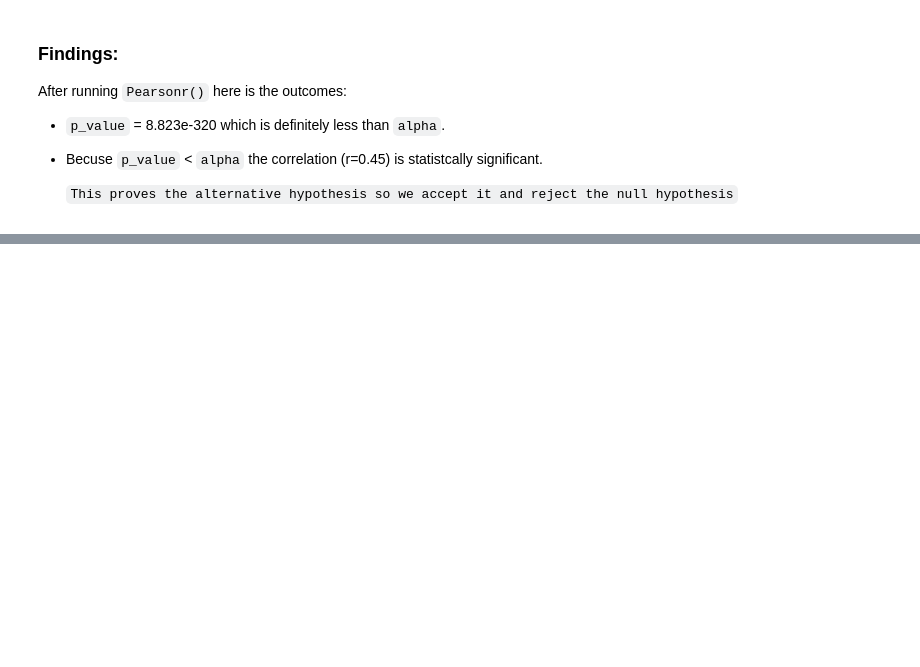
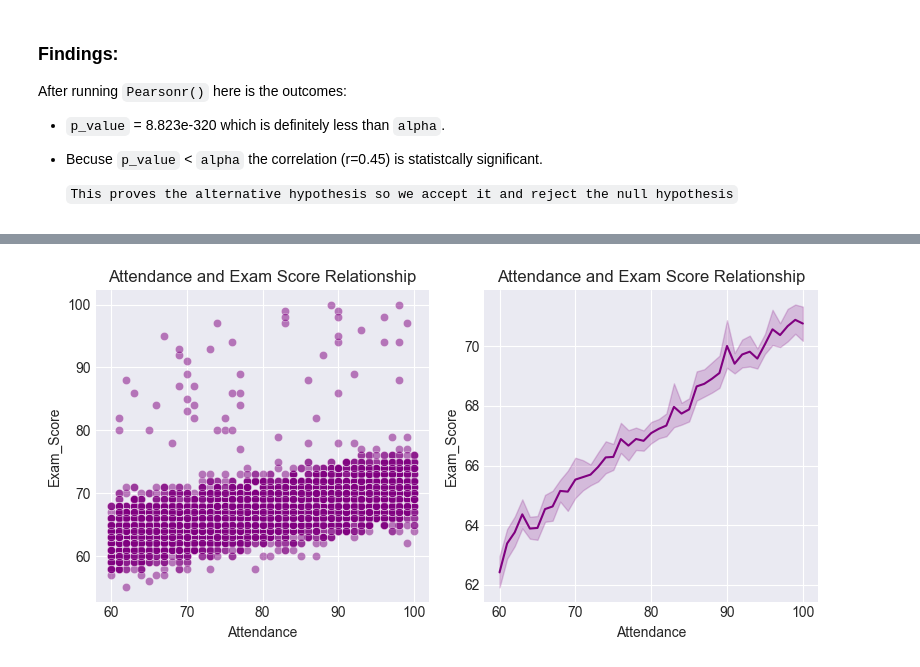
Before and after one commit to Rmalyahya/B5, a Jupyter notebook: student/Projects/DS_projects/p2/p2_student_exam.ipynb, the cells around one changed output, grey strips where cells are left out. Cells and saved outputs as stored; diff of their text form; code cells hidden in the pictures; blank space fills up the shorter version.

```diff
--- a/student/Projects/DS_projects/p2/p2_student_exam.ipynb
+++ b/student/Projects/DS_projects/p2/p2_student_exam.ipynb
@@ -259,0 +277,30 @@ After running `Pearsonr()` here is the outcomes:
+# %%
+#
+
+fig, (ax1, ax2) = plt.subplots(1, 2, figsize=(8, 4))
+
+
+sns.scatterplot(
+    data = df,
+    x = 'Attendance',
+    y = 'Exam_Score',
+    color = 'purple',
+    alpha = 0.5,
+    ax= ax1
+)
+ax1.set_title('Attendance and Exam Score Relationship')
+
+sns.lineplot(
+    data = df,
+    x = 'Attendance',
+    y = 'Exam_Score',
+    color = 'purple',
+    ax = ax2
+
+)
+ax2.set_title('Attendance and Exam Score Relationship')
+
+plt.tight_layout()
+plt.show()
+# %% [output]
+[figure, added]
```
Also changed, not shown: parts of 7 cells of this notebook.
